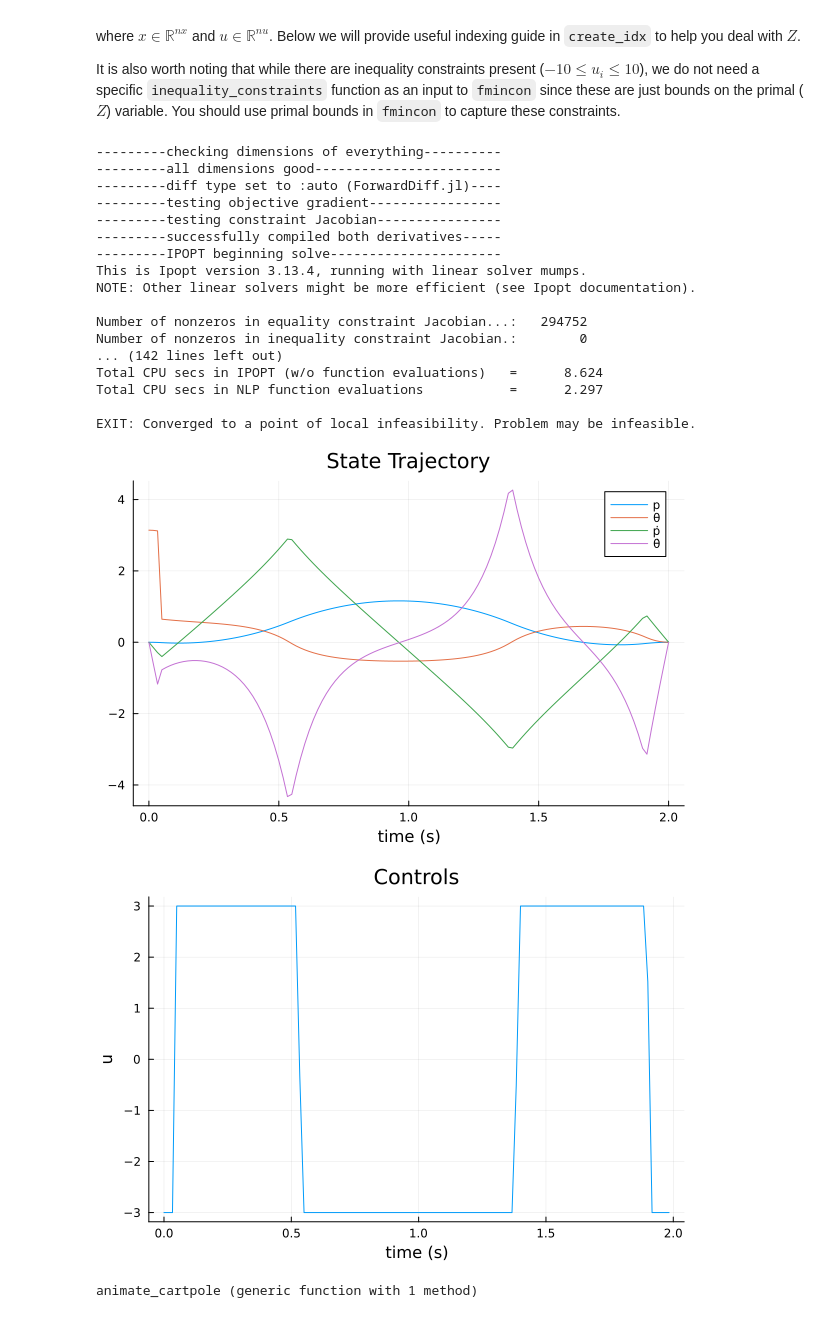
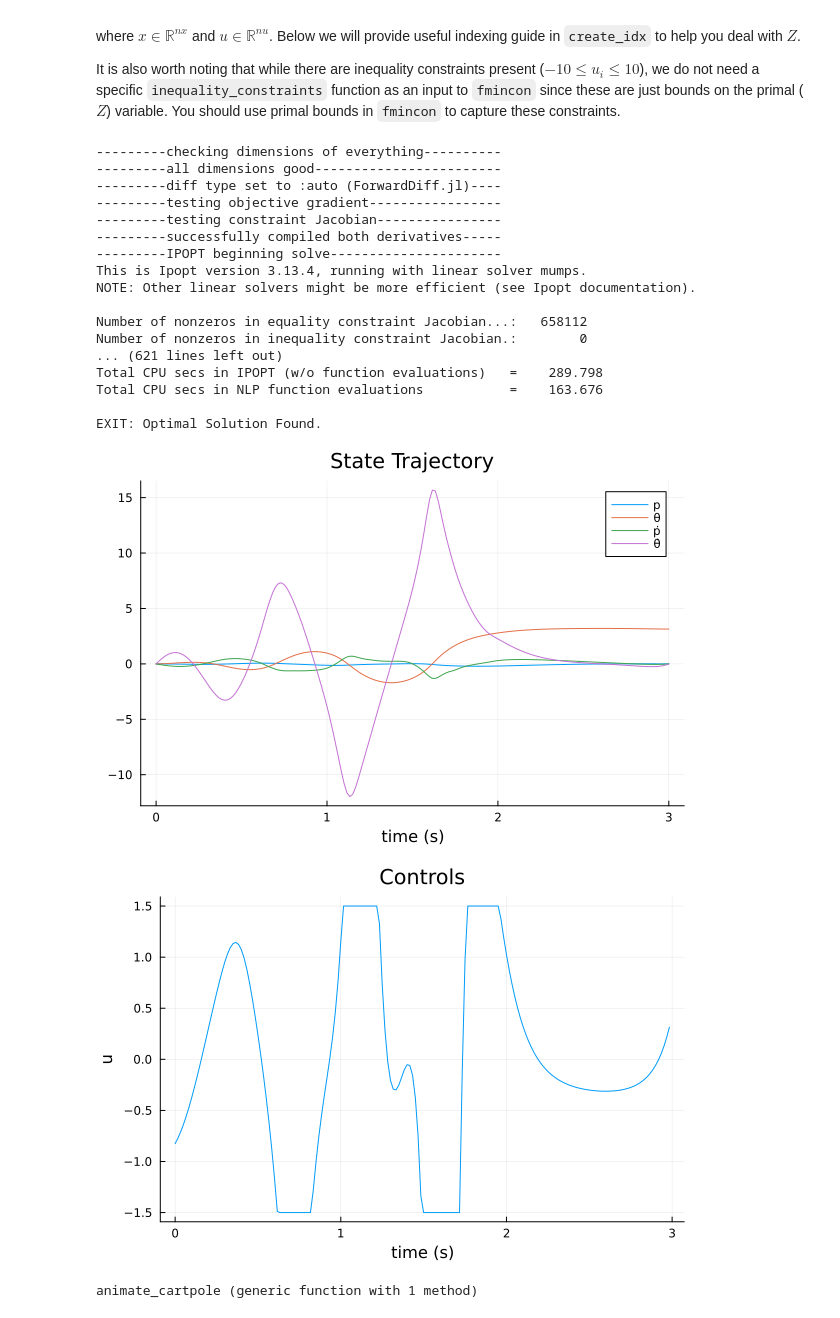
Before and after one commit to sschoedel/cartpole, a Jupyter notebook: swingup/Q1.ipynb, the cells around one changed output. Cells and saved outputs as stored; diff of their text form; code cells hidden in the pictures.

```diff
--- a/swingup/Q1.ipynb
+++ b/swingup/Q1.ipynb
@@ -177,7 +178,7 @@ function solve_cartpole_swingup(mc, mp, ℓ, g; verbose=true)
     nx = 4
     nu = 1
     dt = 1/60
-    tf = 2.0
+    tf = 3.0
     t_vec = 0:dt:tf
     N = length(t_vec)
 
@@ -205,10 +206,8 @@ function solve_cartpole_swingup(mc, mp, ℓ, g; verbose=true)
     x_u =  Inf*ones(idx.nz)
 
     # bounds on u
-    # u_min = -1.0
-    # u_max =  1.0
-    u_min = -3.0
-    u_max =  3.0
+    u_min = -1.5
+    u_max =  1.5
 
     for i = 1:(N-1)
         x_l[idx.u[i]] .= u_min
@@ -254,40 +253,40 @@ g = 9.81
 
 X, U, t_vec, params_dircol = solve_cartpole_swingup(mass_cart, mass_pole, ℓ, g; verbose=true)
 
 # --------------testing------------------
 # @test isapprox(X[1], [0,pi,0,0], atol = 1e-4)
 # @test isapprox(X[end], zeros(4), atol = 1e-4)
 Xm = hcat(X...)
 Um = hcat(U...)
 
 # --------------plotting-----------------
 display(plot(t_vec, Xm', label = ["p" "θ" "ṗ" "θ̇"], xlabel = "time (s)", title = "State Trajectory"))
 display(plot(t_vec[1:end-1], Um', label="", xlabel = "time (s)", ylabel = "u", title = "Controls"))
 
 # meshcat animation
 # display(animate_cartpole(X, 1/60))
 
 # end
 # %% [output]
 ---------checking dimensions of everything----------
 ---------all dimensions good------------------------
 ---------diff type set to :auto (ForwardDiff.jl)----
 ---------testing objective gradient-----------------
 ---------testing constraint Jacobian----------------
 ---------successfully compiled both derivatives-----
 ---------IPOPT beginning solve----------------------
 This is Ipopt version 3.13.4, running with linear solver mumps.
 NOTE: Other linear solvers might be more efficient (see Ipopt documentation).
 
-Number of nonzeros in equality constraint Jacobian...:   294752
+Number of nonzeros in equality constraint Jacobian...:   658112
 Number of nonzeros in inequality constraint Jacobian.:        0
-... (142 lines left out)
-Total CPU secs in IPOPT (w/o function evaluations)   =      8.624
-Total CPU secs in NLP function evaluations           =      2.297
+... (621 lines left out)
+Total CPU secs in IPOPT (w/o function evaluations)   =    289.798
+Total CPU secs in NLP function evaluations           =    163.676
 
-EXIT: Converged to a point of local infeasibility. Problem may be infeasible.
+EXIT: Optimal Solution Found.
-[figure, old version]
+[figure, new version]
-[figure, old version]
+[figure, new version]
 # %%
 include(joinpath(@__DIR__, "utils","cartpole_animation.jl"))
 # %% [output]
```
Also changed, not shown: parts of 5 cells of this notebook, 55 other files.
